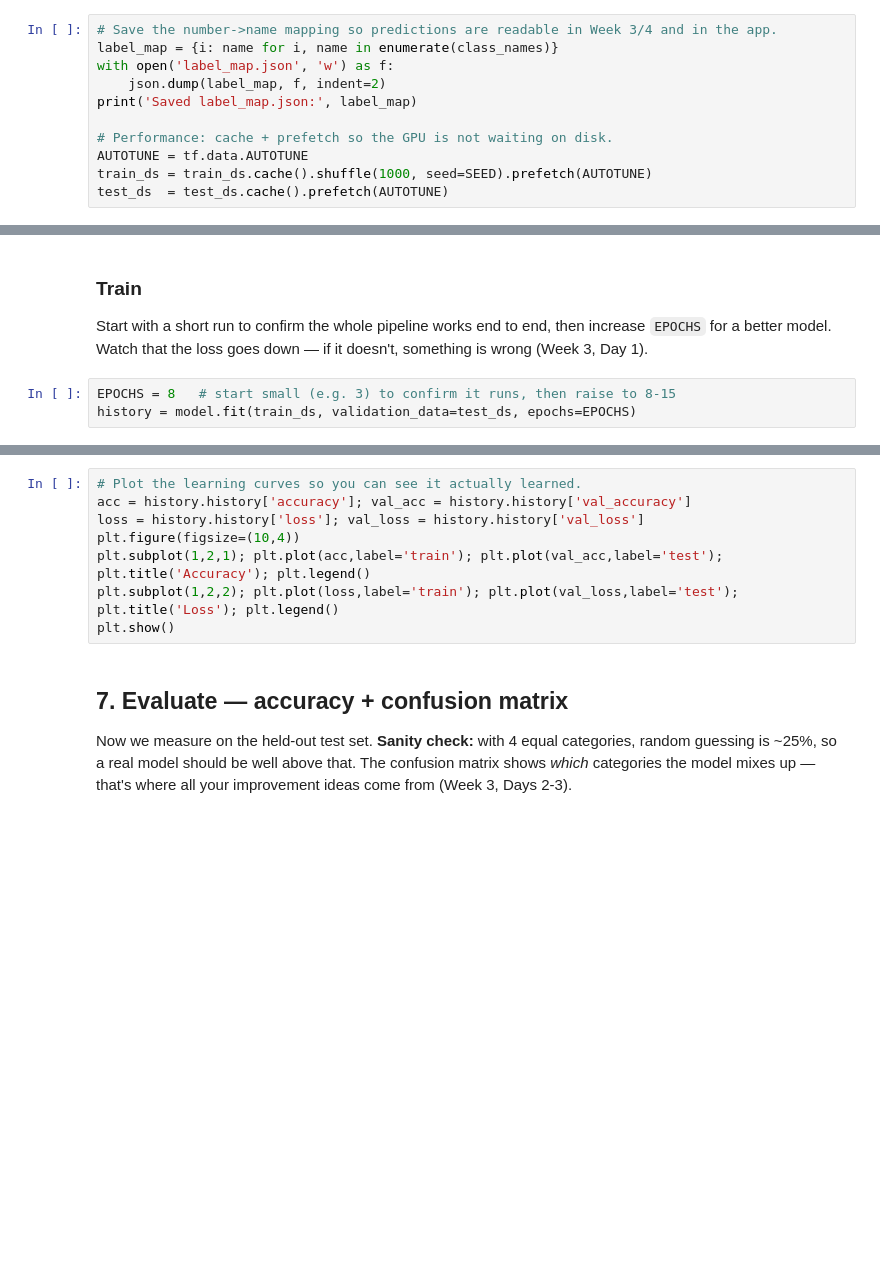
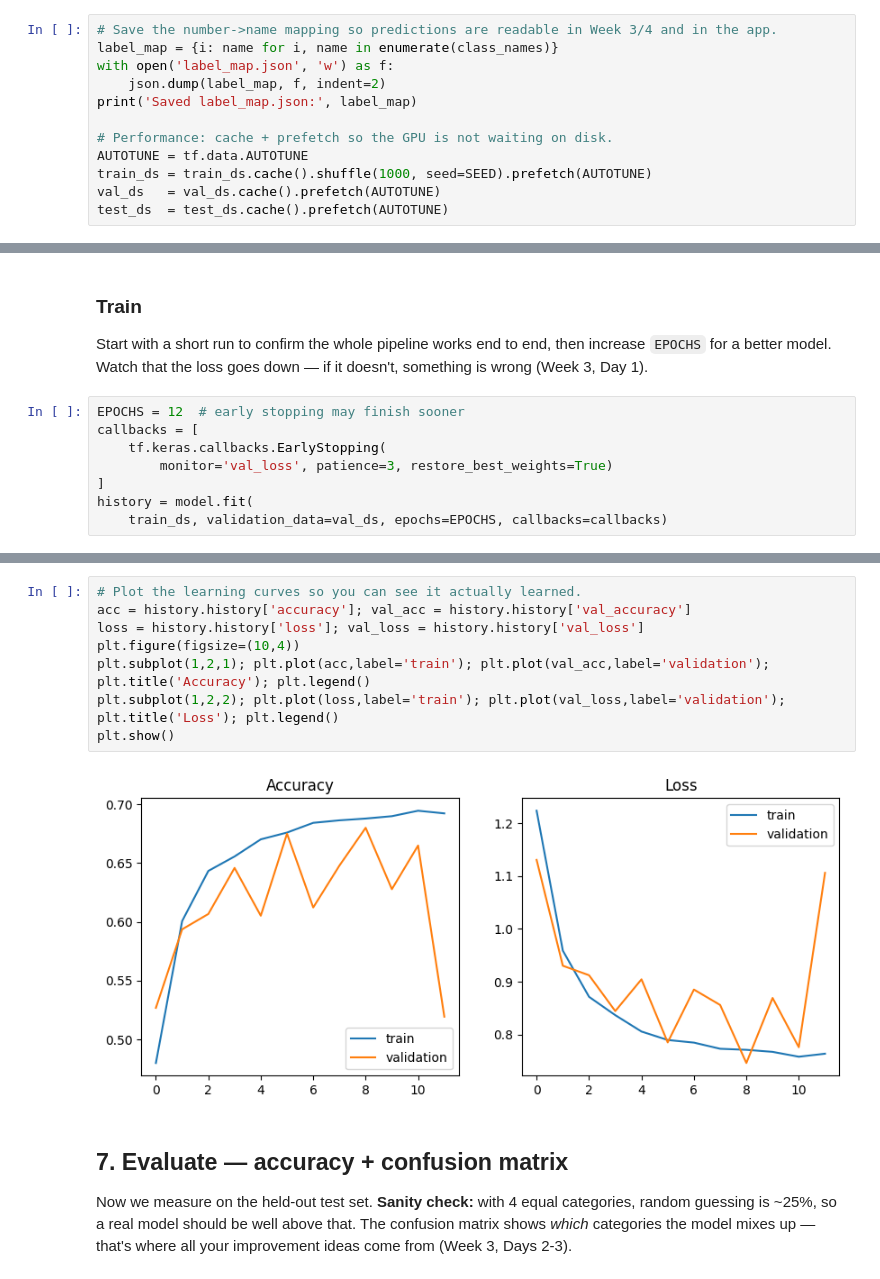
Before and after one commit to clale2135/illumicell, a Jupyter notebook: blood_cell_classifier.ipynb, the cells around one changed output, grey strips where cells are left out. Cells and saved outputs as stored; diff of their text form; blank space fills up the shorter version.

```diff
--- a/blood_cell_classifier.ipynb
+++ b/blood_cell_classifier.ipynb
@@ -137,4 +180,5 @@ print('Saved label_map.json:', label_map)
 # Performance: cache + prefetch so the GPU is not waiting on disk.
 AUTOTUNE = tf.data.AUTOTUNE
 train_ds = train_ds.cache().shuffle(1000, seed=SEED).prefetch(AUTOTUNE)
+val_ds   = val_ds.cache().prefetch(AUTOTUNE)
 test_ds  = test_ds.cache().prefetch(AUTOTUNE)
@@ -171,6 +241,11 @@ model.summary()
 # %% [markdown]
 ### Train
 Start with a short run to confirm the whole pipeline works end to end, then increase `EPOCHS` for a better model. Watch that the loss goes down — if it doesn't, something is wrong (Week 3, Day 1).
-# %%
-EPOCHS = 8   # start small (e.g. 3) to confirm it runs, then raise to 8-15
-history = model.fit(train_ds, validation_data=test_ds, epochs=EPOCHS)
+# %%
+EPOCHS = 12  # early stopping may finish sooner
+callbacks = [
+    tf.keras.callbacks.EarlyStopping(
+        monitor='val_loss', patience=3, restore_best_weights=True)
+]
+history = model.fit(
+    train_ds, validation_data=val_ds, epochs=EPOCHS, callbacks=callbacks)
@@ -177,11 +270,13 @@ history = model.fit(train_ds, validation_data=test_ds, epochs=EPOCHS)
 # %%
 # Plot the learning curves so you can see it actually learned.
 acc = history.history['accuracy']; val_acc = history.history['val_accuracy']
 loss = history.history['loss']; val_loss = history.history['val_loss']
 plt.figure(figsize=(10,4))
-plt.subplot(1,2,1); plt.plot(acc,label='train'); plt.plot(val_acc,label='test'); plt.title('Accuracy'); plt.legend()
-plt.subplot(1,2,2); plt.plot(loss,label='train'); plt.plot(val_loss,label='test'); plt.title('Loss'); plt.legend()
+plt.subplot(1,2,1); plt.plot(acc,label='train'); plt.plot(val_acc,label='validation'); plt.title('Accuracy'); plt.legend()
+plt.subplot(1,2,2); plt.plot(loss,label='train'); plt.plot(val_loss,label='validation'); plt.title('Loss'); plt.legend()
 plt.show()
+# %% [output]
+[figure, added]
 # %% [markdown]
 ## 7. Evaluate — accuracy + confusion matrix
 
```
Also changed, not shown: parts of 44 cells of this notebook, 7 other files.
